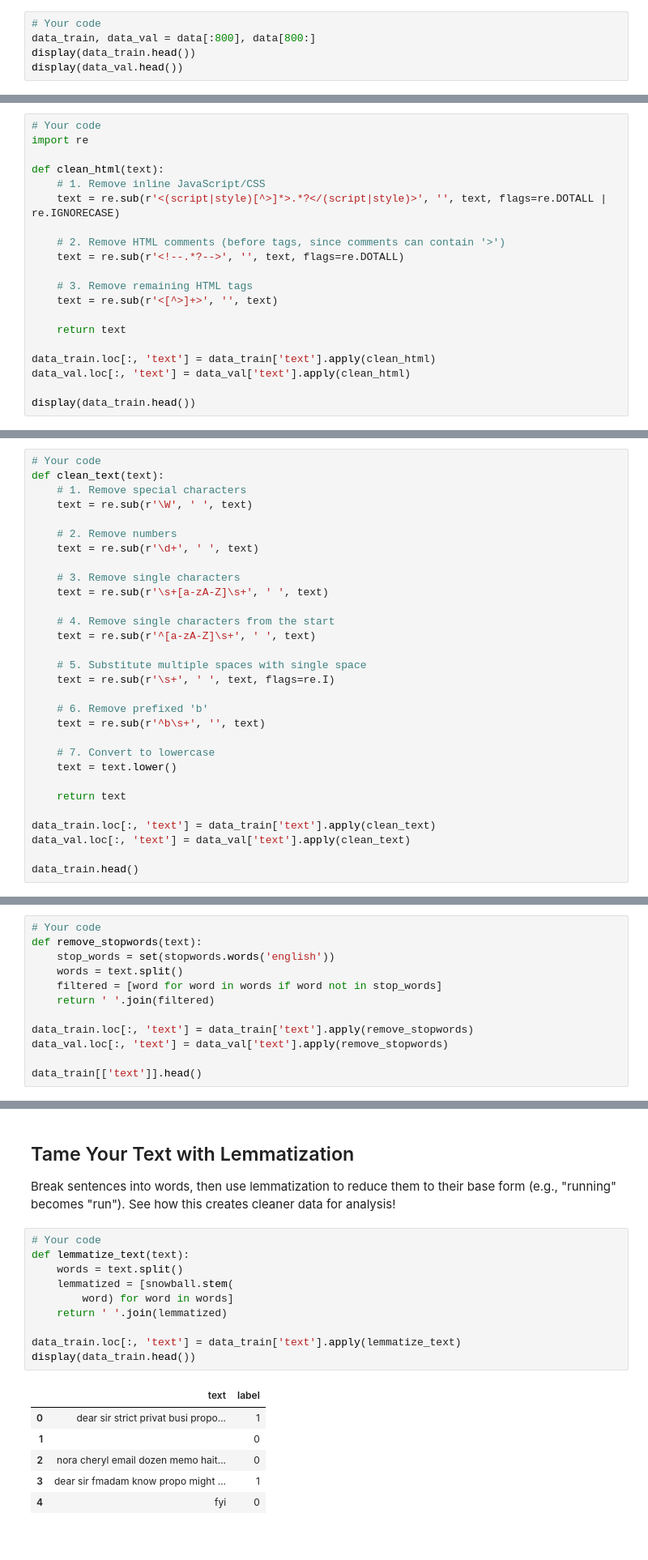
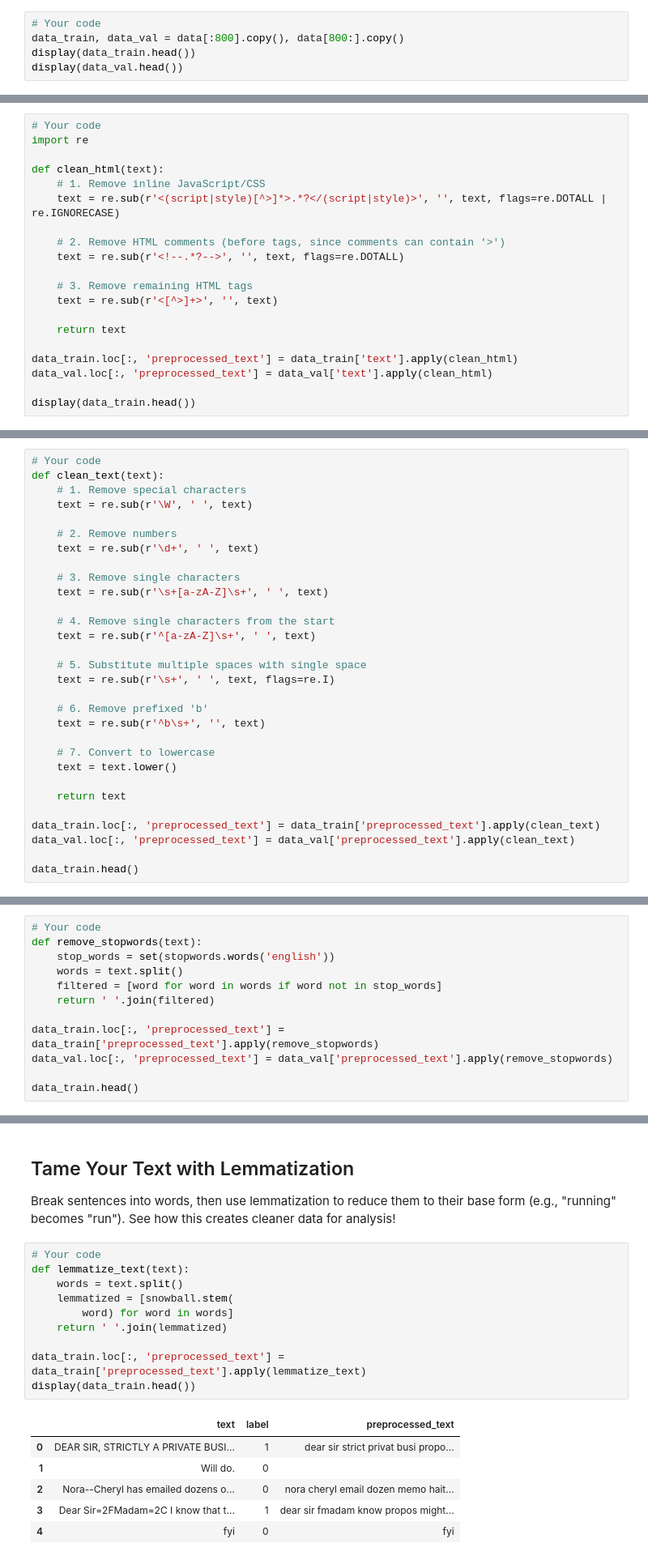
Before and after one commit to ironhack-labs/lab-natural-language-processing, a Jupyter notebook: your-code/main.ipynb, the cells around one changed output, grey strips where cells are left out. Shown at 81% size. Drawn from its saved outputs; the diff is of its cells as text.

```diff
--- a/your-code/main.ipynb
+++ b/your-code/main.ipynb
@@ -28,7 +28,7 @@ data.fillna("",inplace=True)
 ### Let's divide the training and test set into two partitions
 # %%
 # Your code
-data_train, data_val = data[:800], data[800:]
+data_train, data_val = data[:800].copy(), data[800:].copy()
 display(data_train.head())
 display(data_val.head())
 # %% [output]
@@ -82,8 +82,8 @@ def clean_html(text):
 
     return text
 
-data_train.loc[:, 'text'] = data_train['text'].apply(clean_html)
-data_val.loc[:, 'text'] = data_val['text'].apply(clean_html)
+data_train.loc[:, 'preprocessed_text'] = data_train['text'].apply(clean_html)
+data_val.loc[:, 'preprocessed_text'] = data_val['text'].apply(clean_html)
 
 display(data_train.head())
 # %% [output]
@@ -133,8 +133,8 @@ def clean_text(text):
 
     return text
 
-data_train.loc[:, 'text'] = data_train['text'].apply(clean_text)
-data_val.loc[:, 'text'] = data_val['text'].apply(clean_text)
+data_train.loc[:, 'preprocessed_text'] = data_train['preprocessed_text'].apply(clean_text)
+data_val.loc[:, 'preprocessed_text'] = data_val['preprocessed_text'].apply(clean_text)
 
 data_train.head()
 # %% [output]
@@ -155,8 +155,8 @@ def remove_stopwords(text):
     filtered = [word for word in words if word not in stop_words]
     return ' '.join(filtered)
 
-data_train.loc[:, 'text'] = data_train['text'].apply(remove_stopwords)
-data_val.loc[:, 'text'] = data_val['text'].apply(remove_stopwords)
+data_train.loc[:, 'preprocessed_text'] = data_train['preprocessed_text'].apply(remove_stopwords)
+data_val.loc[:, 'preprocessed_text'] = data_val['preprocessed_text'].apply(remove_stopwords)
 
-data_train[['text']].head()
+data_train.head()
 # %% [output]
@@ -172,20 +172,20 @@ Break sentences into words, then use lemmatization to reduce them to their base
 # %%
 # Your code
 def lemmatize_text(text):
     words = text.split()
     lemmatized = [snowball.stem(
         word) for word in words]
     return ' '.join(lemmatized)
 
-data_train.loc[:, 'text'] = data_train['text'].apply(lemmatize_text)
+data_train.loc[:, 'preprocessed_text'] = data_train['preprocessed_text'].apply(lemmatize_text)
 display(data_train.head())
 # %% [output]
-|  | text | label |
-| 0 | dear sir strict privat busi propo... | 1 |
-| 1 |  | 0 |
-| 2 | nora cheryl email dozen memo hait... | 0 |
-| 3 | dear sir fmadam know propo might ... | 1 |
-| 4 | fyi | 0 |
+|  | text | label | preprocessed_text |
+| 0 | DEAR SIR, STRICTLY A PRIVATE BUSI... | 1 | dear sir strict privat busi propo... |
+| 1 | Will do. | 0 |  |
+| 2 | Nora--Cheryl has emailed dozens o... | 0 | nora cheryl email dozen memo hait... |
+| 3 | Dear Sir=2FMadam=2C I know that t... | 1 | dear sir fmadam know propos might... |
+| 4 | fyi | 0 | fyi |
 # %% [markdown]
 ## Bag Of Words
 Let's get the 10 top words in ham and spam messages (**EXPLORATORY DATA ANALYSIS**)
```
Also changed, not shown: parts of 11 cells of this notebook.
